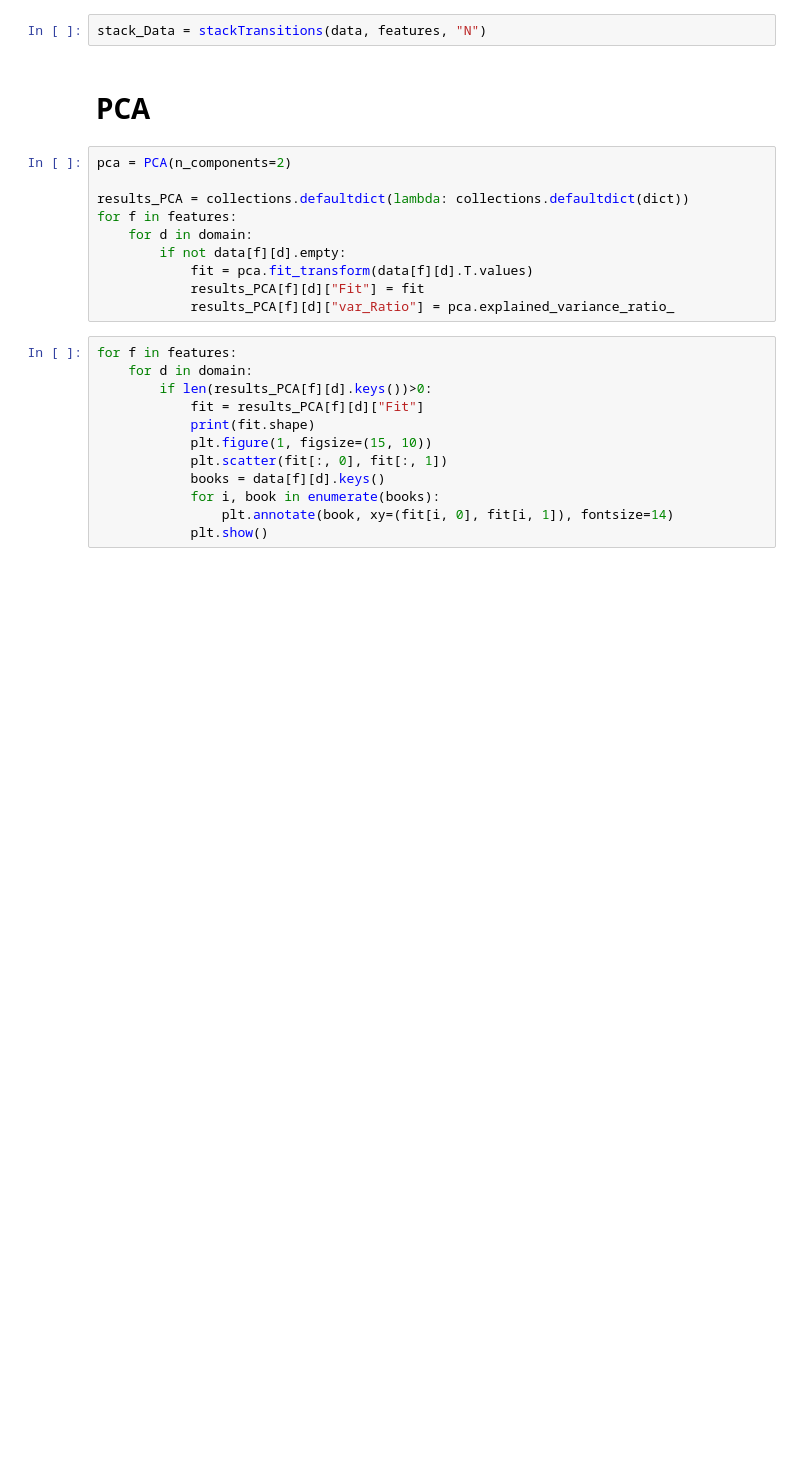
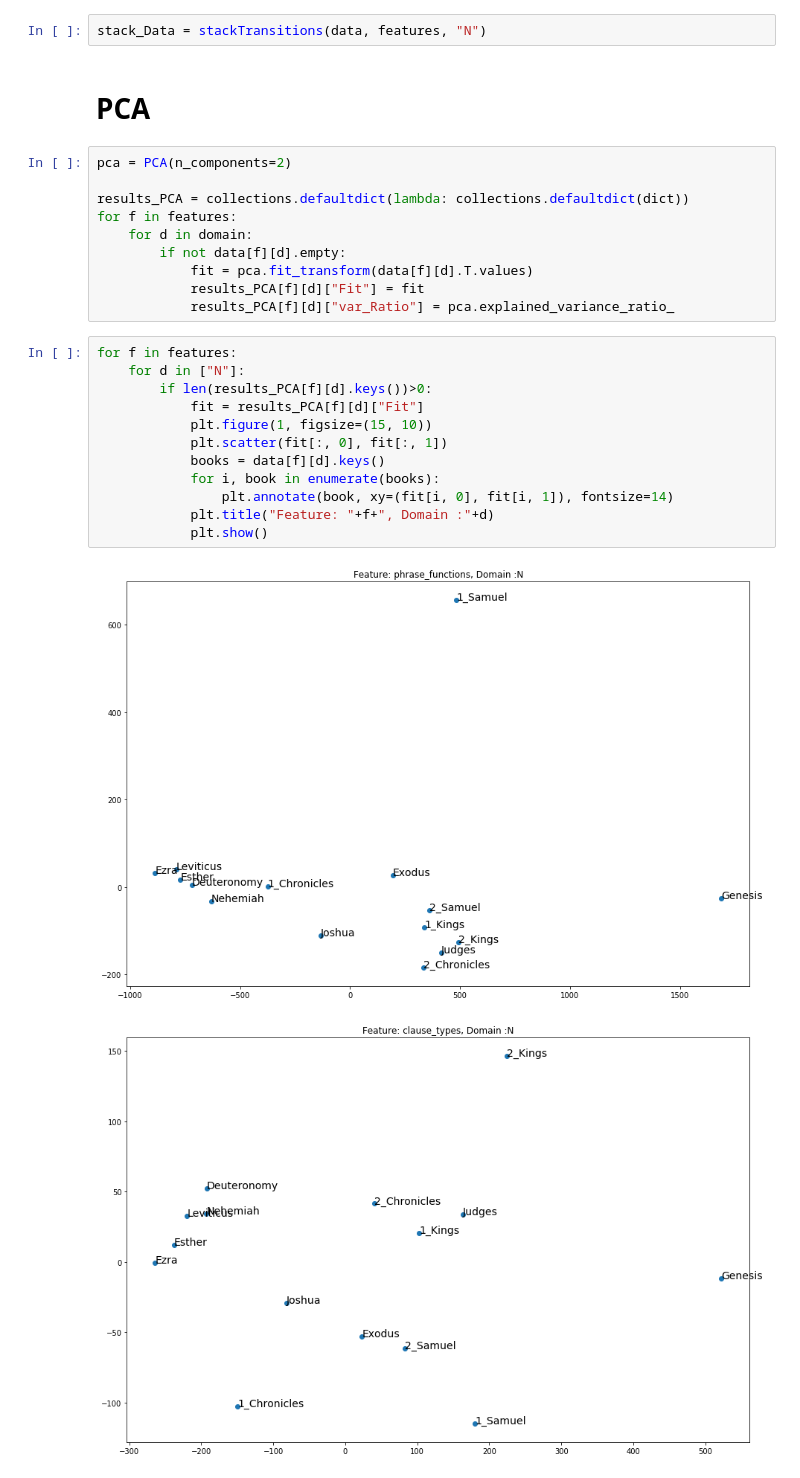
Before and after one commit to ETCBC/Probabilistic_Language_Change, a Jupyter notebook: etienne_NB/Testing Etienne.ipynb, the cells around one changed output. Saved outputs shown, nothing was run; the diff lists cells and outputs as text; blank space fills up the shorter version.

```diff
--- a/etienne_NB/Testing Etienne.ipynb
+++ b/etienne_NB/Testing Etienne.ipynb
@@ -43,13 +51,16 @@ for f in features:
             results_PCA[f][d]["var_Ratio"] = pca.explained_variance_ratio_
 # %%
 for f in features:
-    for d in domain:
+    for d in ["N"]:
         if len(results_PCA[f][d].keys())>0:
             fit = results_PCA[f][d]["Fit"]
-            print(fit.shape)
             plt.figure(1, figsize=(15, 10))
             plt.scatter(fit[:, 0], fit[:, 1])
             books = data[f][d].keys()
             for i, book in enumerate(books):
                 plt.annotate(book, xy=(fit[i, 0], fit[i, 1]), fontsize=14)
+            plt.title("Feature: "+f+", Domain :"+d)
             plt.show()
+# %% [output]
+[figure, added]
+[figure, added]
```
Also changed, not shown: parts of 19 cells of this notebook, 2 other files.
